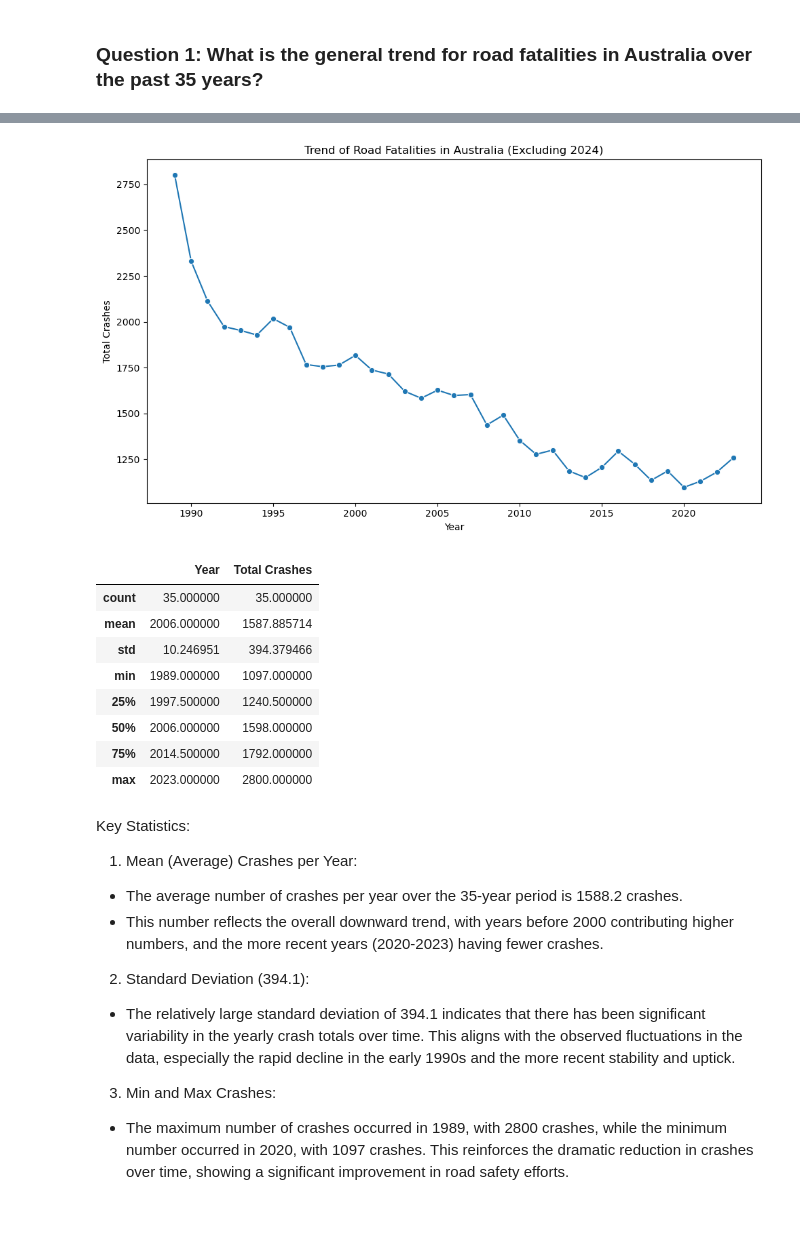
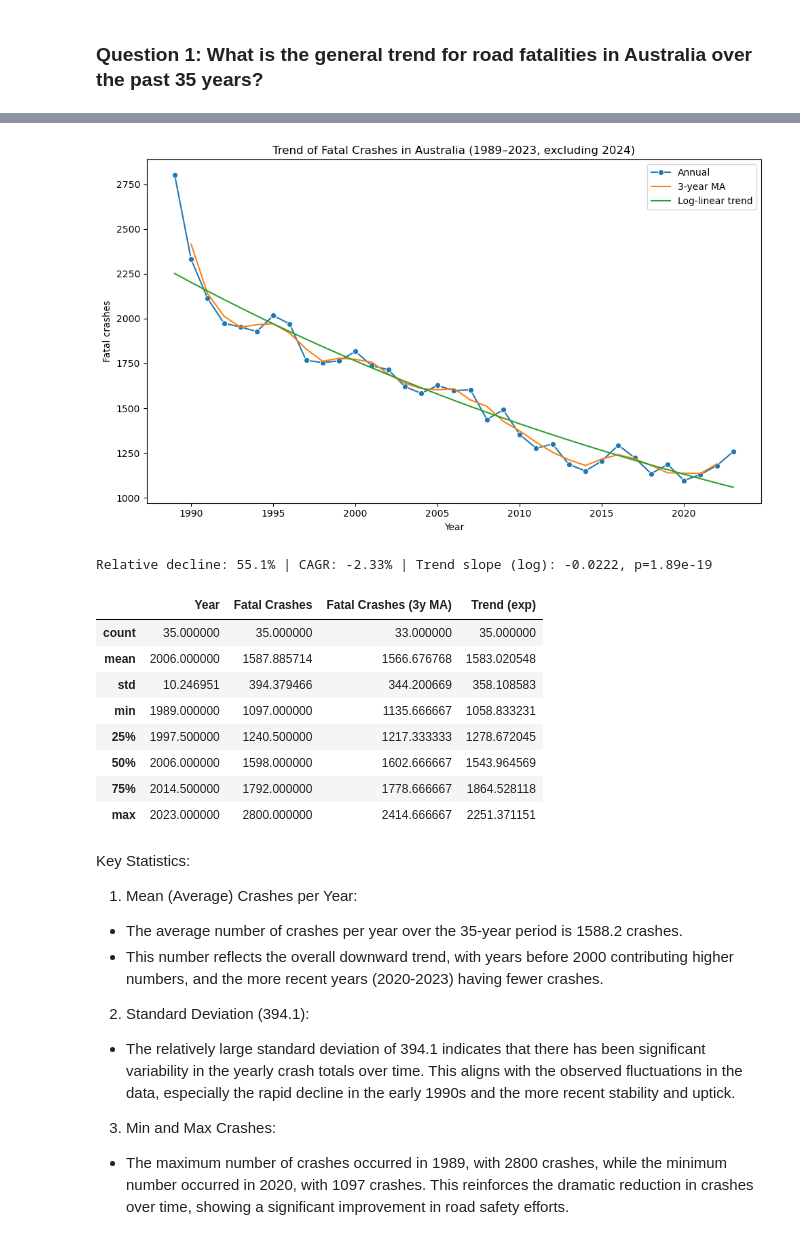
Before and after one commit to Yukitoshi12345/Australia-Road-Fatality, a Jupyter notebook: main.ipynb, the cells around one changed output, grey strips where cells are left out. Drawn from its saved outputs; the diff is of its cells as text; code cells hidden in the pictures.

```diff
--- a/main.ipynb
+++ b/main.ipynb
@@ -100,29 +104,48 @@ yearly_crashes
 | 32 | 2021 | 1130 |
 | 33 | 2022 | 1180 |
 | 34 | 2023 | 1258 |
-# %%
-# Plotting the trend of crashes over the past 35 years
-plt.figure(figsize=(10,6))
-sns.lineplot(data=yearly_crashes, x='Year', y='Total Crashes', marker='o')
-plt.title('Trend of Road Fatalities in Australia (Excluding 2024)')
-plt.xlabel('Year')
-plt.ylabel('Total Crashes')
-plt.tight_layout()
-plt.show()
-
-# Summary statistics
-yearly_crashes.describe()
-# %% [output]
-[figure, removed]
-|  | Year | Total Crashes |
-| count | 35.000000 | 35.000000 |
-| mean | 2006.000000 | 1587.885714 |
-| std | 10.246951 | 394.379466 |
-| min | 1989.000000 | 1097.000000 |
-| 25% | 1997.500000 | 1240.500000 |
-| 50% | 2006.000000 | 1598.000000 |
-| 75% | 2014.500000 | 1792.000000 |
-| max | 2023.000000 | 2800.000000 |
+# %%
+# Add a 3-year rolling average and log-linear trend
+yearly_crashes = yearly_crashes.copy()
+yearly_crashes['Fatal Crashes (3y MA)'] = yearly_crashes['Fatal Crashes'].rolling(window=3, center=True).mean()
+
+x = yearly_crashes['Year'].values
+y = yearly_crashes['Fatal Crashes'].values
+slope, intercept, r, p, se = linregress(x, np.log(y))
+yearly_crashes['Trend (exp)'] = np.exp(intercept + slope * x)
+
+# Plotting the enhanced trend
+plt.figure(figsize=(10,6))
+sns.lineplot(data=yearly_crashes, x='Year', y='Fatal Crashes', marker='o', label='Annual')
+sns.lineplot(data=yearly_crashes, x='Year', y='Fatal Crashes (3y MA)', label='3-year MA')
+sns.lineplot(data=yearly_crashes, x='Year', y='Trend (exp)', label='Log-linear trend')
+plt.title('Trend of Fatal Crashes in Australia (1989–2023, excluding 2024)')
+plt.xlabel('Year')
+plt.ylabel('Fatal crashes')
+plt.legend()
+plt.tight_layout()
+plt.show()
+
+# Summary metrics
+start, end = yearly_crashes.iloc[0]['Fatal Crashes'], yearly_crashes.iloc[-1]['Fatal Crashes']
+decline_pct = 100 * (1 - end / start)
+cagr = (end / start) ** (1 / (yearly_crashes.shape[0] - 1)) - 1
+print(f"Relative decline: {decline_pct:.1f}% | CAGR: {100*cagr:.2f}% | Trend slope (log): {slope:.4f}, p={p:.3g}")
+
+# Summary statistics
+yearly_crashes.describe()
+# %% [output]
+[figure, added]
+Relative decline: 55.1% | CAGR: -2.33% | Trend slope (log): -0.0222, p=1.89e-19
+|  | Year | Fatal Crashes | Fatal Crashes (3y MA) | Trend (exp) |
+| count | 35.000000 | 35.000000 | 33.000000 | 35.000000 |
+| mean | 2006.000000 | 1587.885714 | 1566.676768 | 1583.020548 |
+| std | 10.246951 | 394.379466 | 344.200669 | 358.108583 |
+| min | 1989.000000 | 1097.000000 | 1135.666667 | 1058.833231 |
+| 25% | 1997.500000 | 1240.500000 | 1217.333333 | 1278.672045 |
+| 50% | 2006.000000 | 1598.000000 | 1602.666667 | 1543.964569 |
+| 75% | 2014.500000 | 1792.000000 | 1778.666667 | 1864.528118 |
+| max | 2023.000000 | 2800.000000 | 2414.666667 | 2251.371151 |
 # %% [markdown]
 Key Statistics:
 
```
Also changed, not shown: parts of 2 cells of this notebook, 1 other file.
